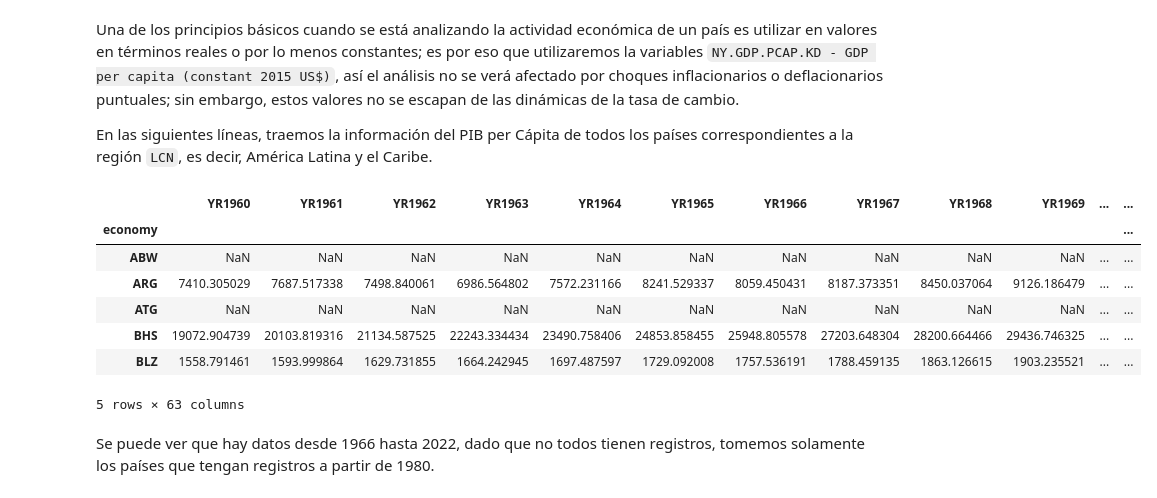
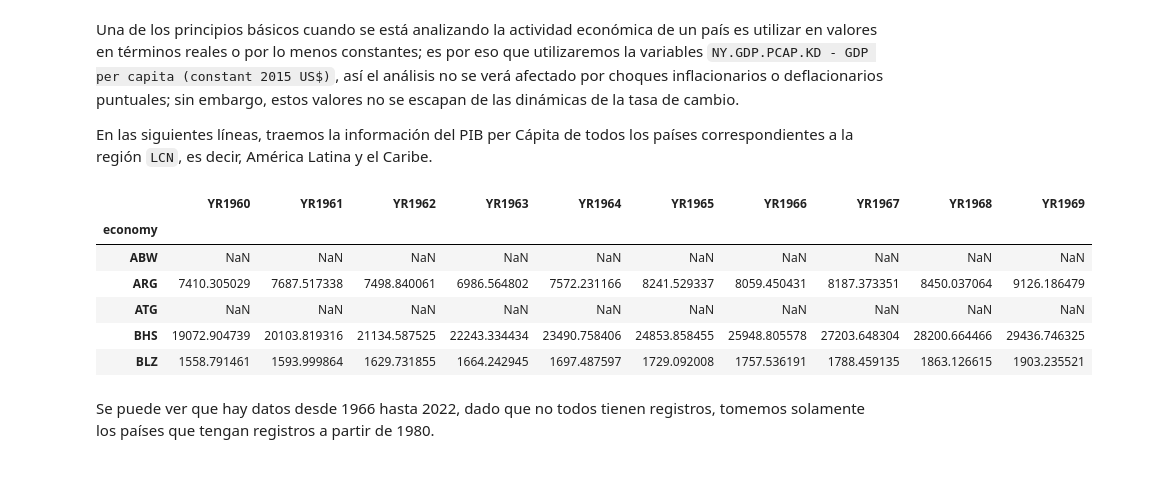
Before and after one commit to dcardonav/posts, a Jupyter notebook: economic_growth.ipynb, the cells around one changed output. Saved outputs shown, nothing was run; the diff lists cells and outputs as text; code cells hidden in the pictures.

```diff
--- a/economic_growth.ipynb
+++ b/economic_growth.ipynb
@@ -58,18 +57,17 @@ En las siguientes líneas, traemos la información del PIB per Cápita de todos
 # %%
 code = 'NY.GDP.PCAP.KD'
 idx_countries = df_economies.region == 'LCN'
 countries = df_economies[idx_countries]['id'].values
 df_gdp = wb.data.DataFrame(code, countries)
-df_gdp.head()
+df_gdp.head().iloc[:, 0:10] # sólo las primeras columnas, por presentación
 # %% [output]
-|  | YR1960 | YR1961 | YR1962 | YR1963 | YR1964 | YR1965 | YR1966 | YR1967 | YR1968 | YR1969 | ... | ... |
-| economy |  |  |  |  |  |  |  |  |  |  |  | ... |
-| ABW | NaN | NaN | NaN | NaN | NaN | NaN | NaN | NaN | NaN | NaN | ... | ... |
-| ARG | 7410.305029 | 7687.517338 | 7498.840061 | 6986.564802 | 7572.231166 | 8241.529337 | 8059.450431 | 8187.373351 | 8450.037064 | 9126.186479 | ... | ... |
-| ATG | NaN | NaN | NaN | NaN | NaN | NaN | NaN | NaN | NaN | NaN | ... | ... |
-| BHS | 19072.904739 | 20103.819316 | 21134.587525 | 22243.334434 | 23490.758406 | 24853.858455 | 25948.805578 | 27203.648304 | 28200.664466 | 29436.746325 | ... | ... |
-| BLZ | 1558.791461 | 1593.999864 | 1629.731855 | 1664.242945 | 1697.487597 | 1729.092008 | 1757.536191 | 1788.459135 | 1863.126615 | 1903.235521 | ... | ... |
+|  | YR1960 | YR1961 | YR1962 | YR1963 | YR1964 | YR1965 | YR1966 | YR1967 | YR1968 | YR1969 |
+| economy |  |  |  |  |  |  |  |  |  |  |
+| ABW | NaN | NaN | NaN | NaN | NaN | NaN | NaN | NaN | NaN | NaN |
+| ARG | 7410.305029 | 7687.517338 | 7498.840061 | 6986.564802 | 7572.231166 | 8241.529337 | 8059.450431 | 8187.373351 | 8450.037064 | 9126.186479 |
+| ATG | NaN | NaN | NaN | NaN | NaN | NaN | NaN | NaN | NaN | NaN |
+| BHS | 19072.904739 | 20103.819316 | 21134.587525 | 22243.334434 | 23490.758406 | 24853.858455 | 25948.805578 | 27203.648304 | 28200.664466 | 29436.746325 |
+| BLZ | 1558.791461 | 1593.999864 | 1629.731855 | 1664.242945 | 1697.487597 | 1729.092008 | 1757.536191 | 1788.459135 | 1863.126615 | 1903.235521 |
-5 rows × 63 columns
 # %% [markdown]
 Se puede ver que hay datos desde 1966 hasta 2022, dado que no todos tienen registros, tomemos solamente los países que tengan registros a partir de 1980.
 # %%
```
Also changed, not shown: parts of 9 cells of this notebook.
